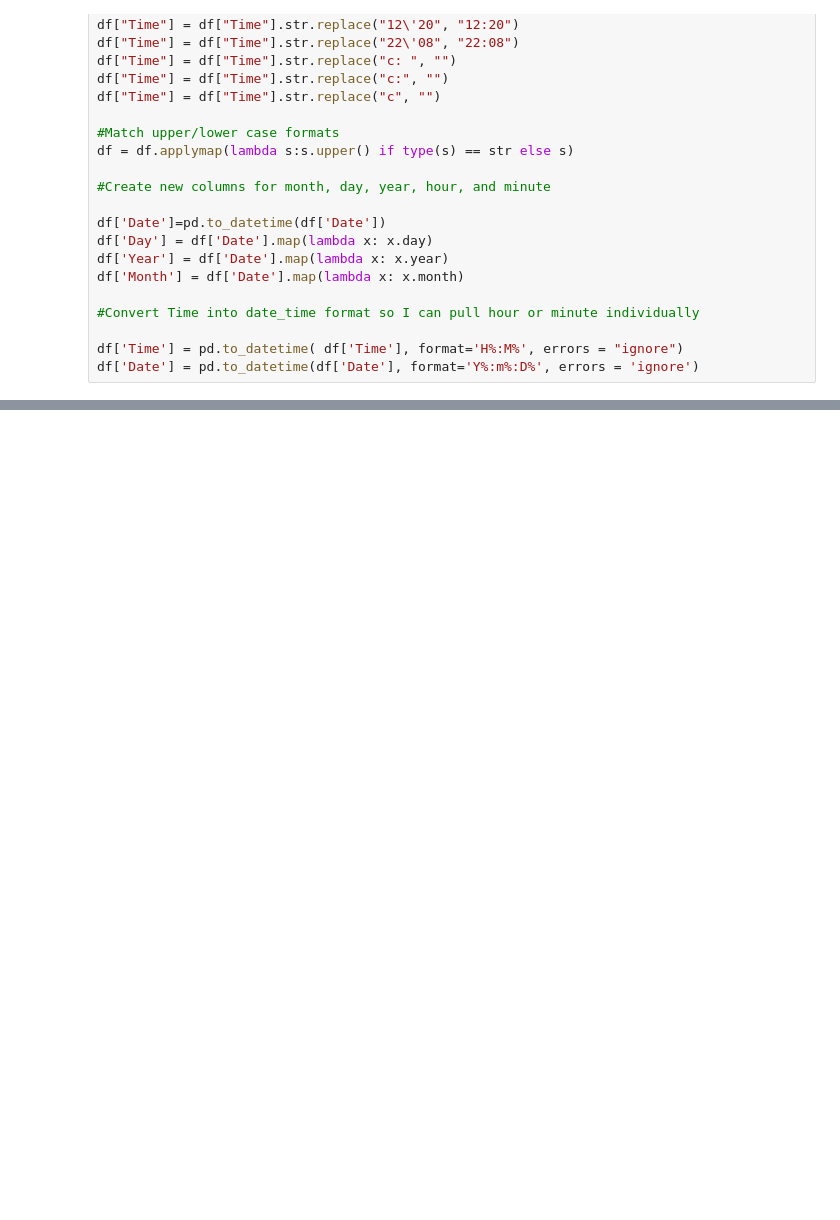
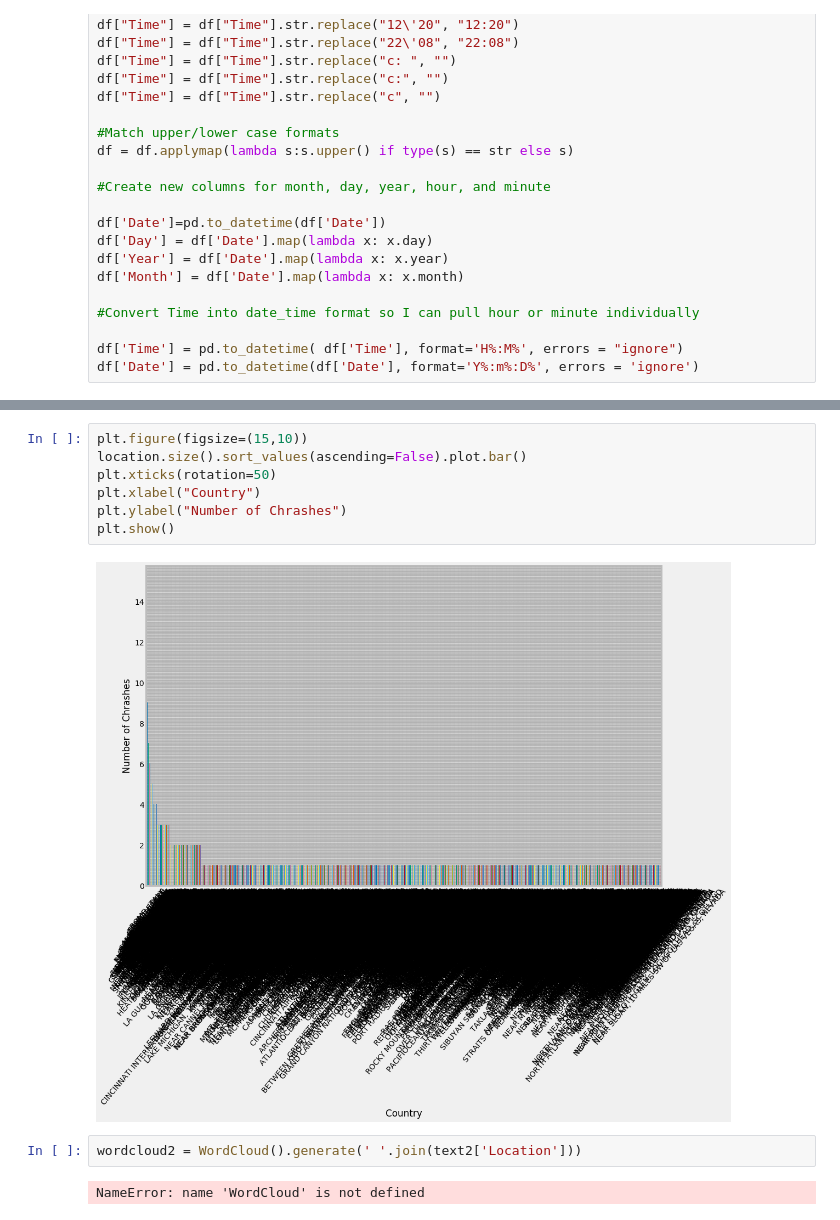
Before and after one commit to GrumpiestToast/Project-1, a Jupyter notebook: Airplane_Crashes.ipynb, the cells around one changed output, grey strips where cells are left out. Drawn from its saved outputs; the diff is of its cells as text; blank space fills up the shorter version.

```diff
--- a/Airplane_Crashes.ipynb
+++ b/Airplane_Crashes.ipynb
@@ -118,0 +120,13 @@ Text(0.5, 1.0, 'Count of accidents by Month')
+# %%
+plt.figure(figsize=(15,10))
+location.size().sort_values(ascending=False).plot.bar()
+plt.xticks(rotation=50)
+plt.xlabel("Country")
+plt.ylabel("Number of Chrashes")
+plt.show()
+# %% [output]
+[figure, added]
+# %%
+wordcloud2 = WordCloud().generate(' '.join(text2['Location']))
+# %% [output]
+NameError: name 'WordCloud' is not defined
```
Also changed, not shown: parts of 7 cells of this notebook.
